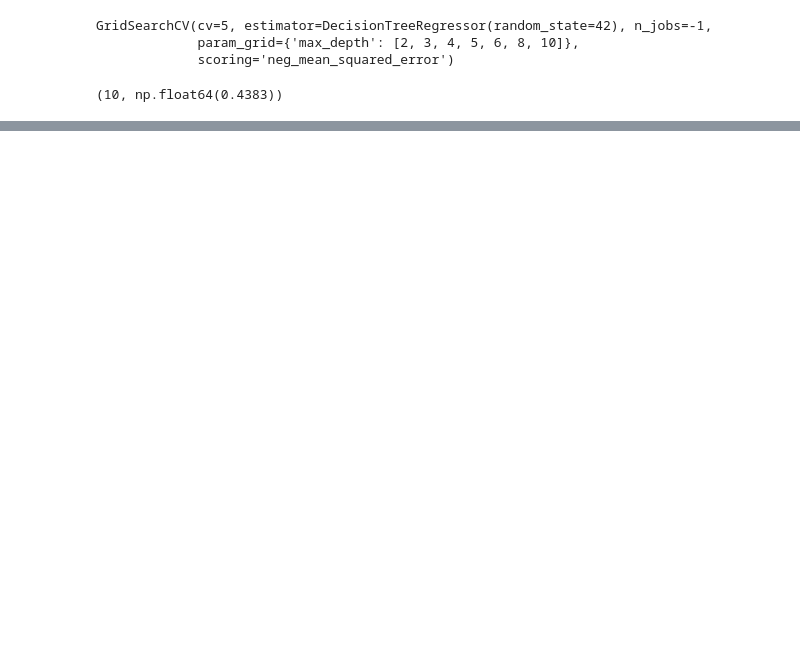
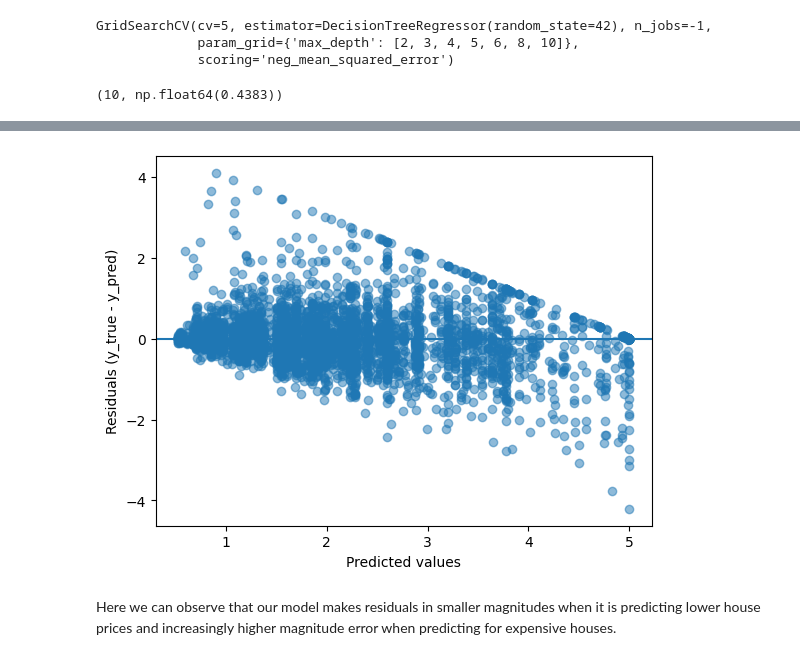
Before and after one commit to le-Affan/regression-pipeline, a Jupyter notebook: main.ipynb, the cells around one changed output, grey strips where cells are left out. Drawn from its saved outputs; the diff is of its cells as text; code cells hidden in the pictures; blank space fills up the shorter version.

Commit message:
Error Analysis

```diff
--- a/main.ipynb
+++ b/main.ipynb
@@ -211,0 +212,22 @@ round(final_test_mse, 4)
+# %%
+# Computing residual
+
+residuals = ytest - final_y_test_pred
+
+error_df = pd.DataFrame({
+    "y_true": ytest,
+    "y_pred": final_y_test_pred,
+    "residual": residuals
+})
+
+import matplotlib.pyplot as plt
+plt.figure()
+plt.scatter(error_df['y_pred'], error_df['residual'], alpha=0.5)
+plt.axhline(0)
+plt.xlabel("Predicted values")
+plt.ylabel("Residuals (y_true - y_pred)")
+plt.show()
+# %% [output]
+[figure, added]
+# %% [markdown]
+Here we can observe that our model makes residuals in smaller magnitudes when it is predicting lower house prices and increasingly higher magnitude error when predicting for expensive houses.
```
Also changed, not shown: parts of 4 cells of this notebook.
